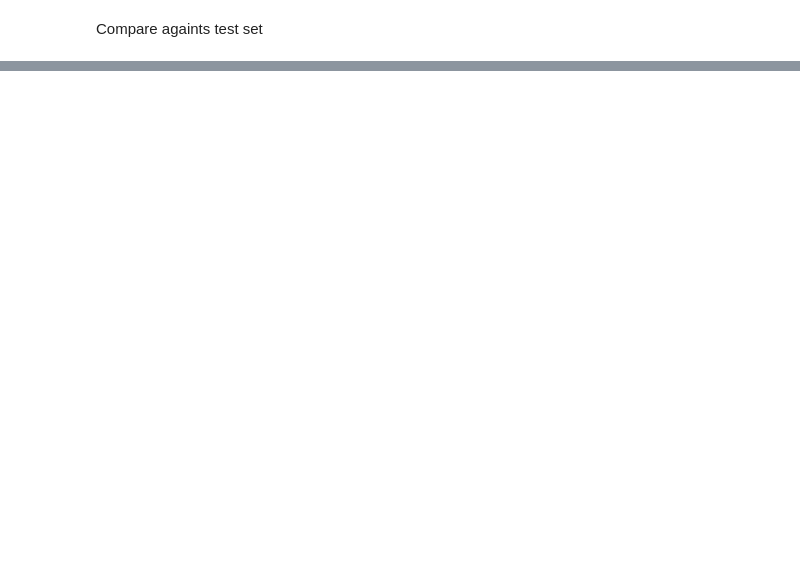
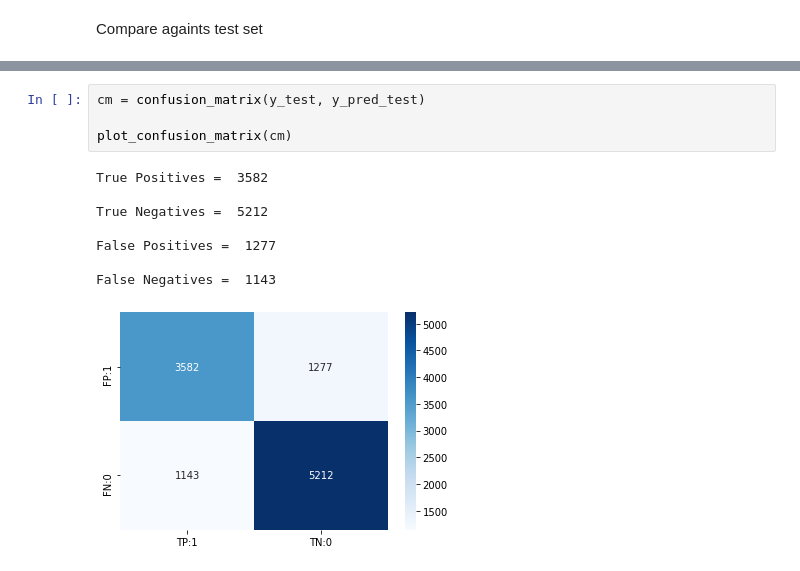
Before and after one commit to medzz123/intro-ai-coursework, a Jupyter notebook: coursework.ipynb, the cells around one changed output, grey strips where cells are left out. Saved outputs shown, nothing was run; the diff lists cells and outputs as text; blank space fills up the shorter version.

```diff
--- a/coursework.ipynb
+++ b/coursework.ipynb
@@ -466,0 +486,13 @@ False Negatives =  1122
+# %%
+cm = confusion_matrix(y_test, y_pred_test)
+
+plot_confusion_matrix(cm)
+# %% [output]
+True Positives =  3582
+
+True Negatives =  5212
+
+False Positives =  1277
+
+False Negatives =  1143
+[figure, added]
```
Also changed, not shown: parts of 9 cells of this notebook.
